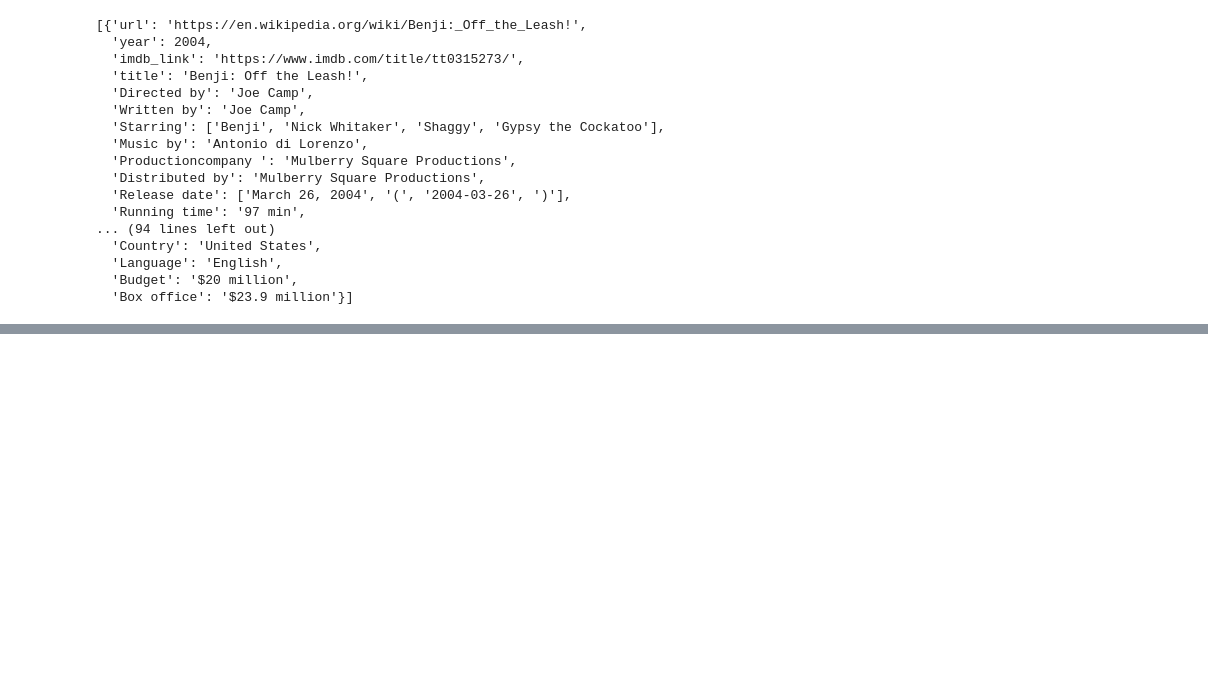
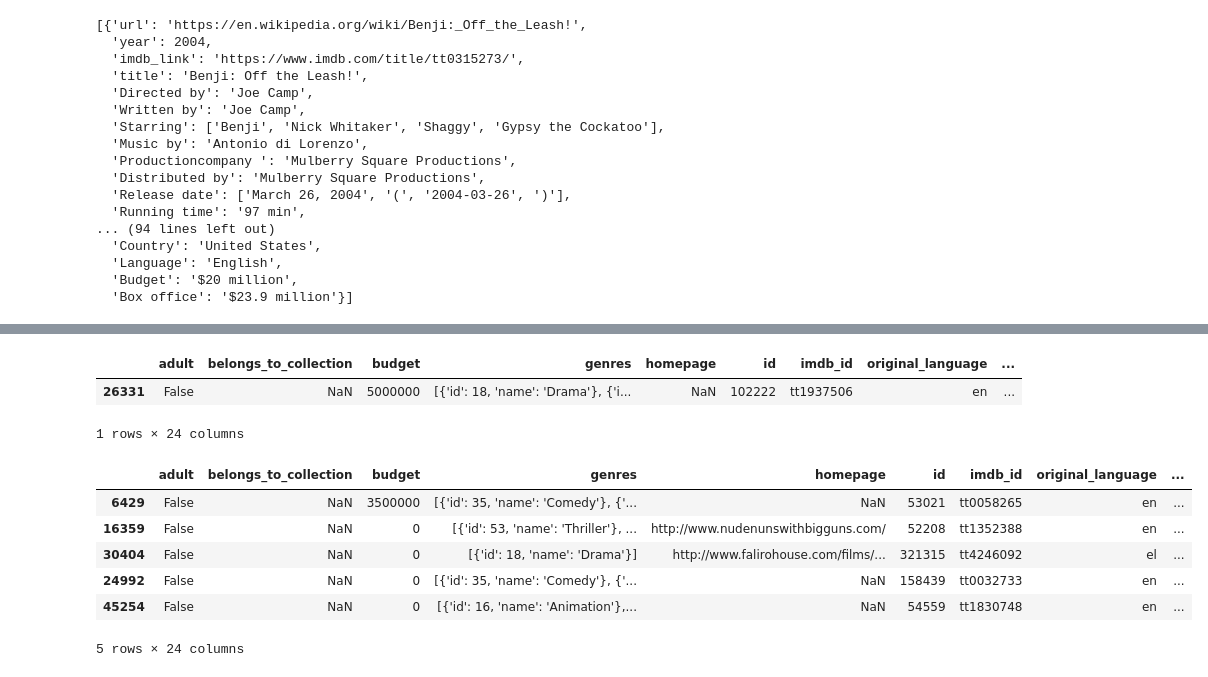
Before and after one commit to Pprave1/Movies-ETL, a Jupyter notebook: Wiki_movies.ipynb, the cells around one changed output, grey strips where cells are left out. Cells and saved outputs as stored; diff of their text form; code cells hidden in the pictures; blank space fills up the shorter version.

```diff
--- a/Wiki_movies.ipynb
+++ b/Wiki_movies.ipynb
@@ -88,0 +108,16 @@ NameError: name 'df' is not defined
+# %%
+kaggle_metadata.sample()
+# %% [output]
+|  | adult | belongs_to_collection | budget | genres | homepage | id | imdb_id | original_language | ... |
+| 26331 | False | NaN | 5000000 | [{'id': 18, 'name': 'Drama'}, {'i... | NaN | 102222 | tt1937506 | en | ... |
+1 rows × 24 columns
+# %%
+kaggle_metadata.sample(n=5)
+# %% [output]
+|  | adult | belongs_to_collection | budget | genres | homepage | id | imdb_id | original_language | ... |
+| 6429 | False | NaN | 3500000 | [{'id': 35, 'name': 'Comedy'}, {'... | NaN | 53021 | tt0058265 | en | ... |
+| 16359 | False | NaN | 0 | [{'id': 53, 'name': 'Thriller'}, ... | http://www.nudenunswithbigguns.com/ | 52208 | tt1352388 | en | ... |
+| 30404 | False | NaN | 0 | [{'id': 18, 'name': 'Drama'}] | http://www.falirohouse.com/films/... | 321315 | tt4246092 | el | ... |
+| 24992 | False | NaN | 0 | [{'id': 35, 'name': 'Comedy'}, {'... | NaN | 158439 | tt0032733 | en | ... |
+| 45254 | False | NaN | 0 | [{'id': 16, 'name': 'Animation'},... | NaN | 54559 | tt1830748 | en | ... |
+5 rows × 24 columns
```
Also changed, not shown: parts of 34 cells of this notebook.
